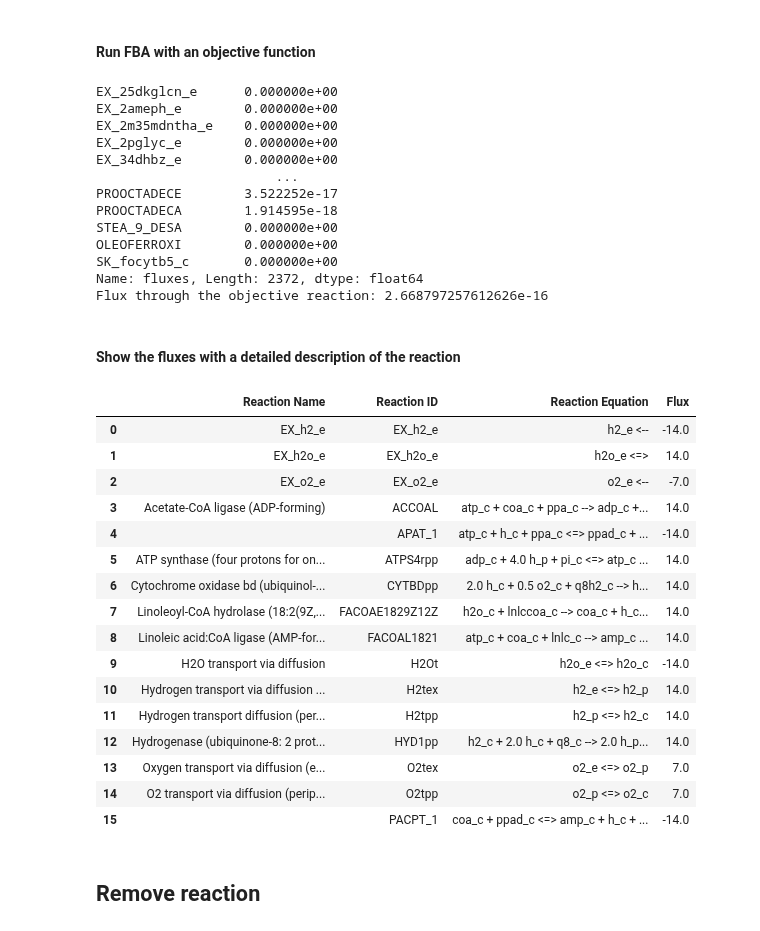
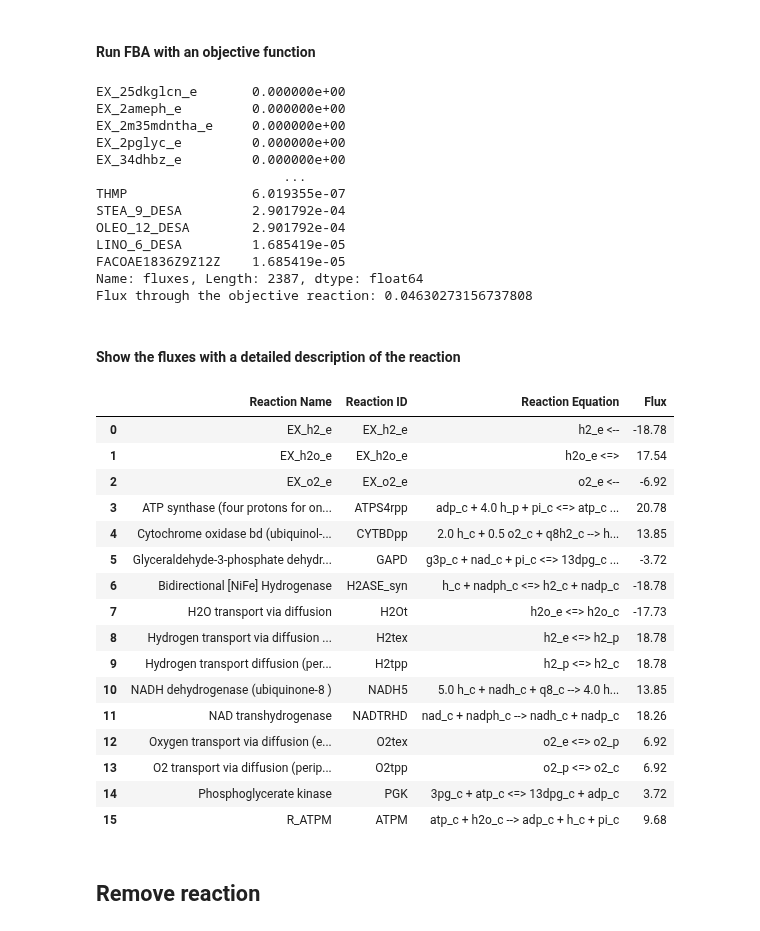
Before and after one commit to AzizBenA/iABA974_SoF1_GEM, a Jupyter notebook: jupyter_notebooks/Model manipulation.ipynb, the cells around one changed output. Cells and saved outputs as stored; diff of their text form; code cells hidden in the pictures.

```diff
--- a/Model/Model manipulation.ipynb
+++ b/jupyter_notebooks/Model manipulation.ipynb
@@ -18,4 +19,4 @@ model = read_sbml_model('C:\\Users\\adam-1y9pxi6q95ggpmx\\Documents\\PhD\\10-19
 # %%
 model1 = read_sbml_model('C:\\Users\\adam-1y9pxi6q95ggpmx\\Documents\\PhD\\Data\\Models\\Solarfood_original.sbml')
 # %%
-model = read_sbml_model('C:\\Users\\adam-1y9pxi6q95ggpmx\\Documents\\PhD\\10-19 Research\\11 Data\\11.09 Models\\Reference_GSMs\\ippan_latest.xml')
+model = read_sbml_model('C:\\Users\\adam-1y9pxi6q95ggpmx\\Documents\\PhD\\10-19 Research\\11 Data\\11.09 Models\\Reference_GSMs\\iCN1361.xml')
@@ -97,7 +87,7 @@ new_metabolite = Metabolite(
 new_metabolite.annotation = {'kegg.compound':'C03035'}
 new_metabolite.charge = -1
 
-copy_of_model.add_metabolites([new_metabolite])
+model.add_metabolites([new_metabolite])
 
 print(new_metabolite.formula)
 # %% [output]
@@ -436,67 +441,67 @@ copy_of_model.add_boundary(copy_of_model.metabolites.get_by_id('focytb5_c'), typ
 # %%
 from cobra.flux_analysis import pfba
 # Set the sink reaction as the objective
-copy_of_model.objective = "FACOAE1829Z12Z"
+model.objective = "Growth"
 
 # Perform FBA
-solution = copy_of_model.optimize()
+solution = model.optimize()
 
 # Perform parsimonious FBA (optional, to minimize overall flux)
-fba_solution = pfba(copy_of_model)
+fba_solution = pfba(model)
 print(fba_solution.fluxes)
 
 # Print the flux through the sink reaction for 3PG
 print(f"Flux through the objective reaction: {fba_solution.fluxes['Growth']}")
 # %% [output]
-EX_25dkglcn_e      0.000000e+00
-EX_2ameph_e        0.000000e+00
-EX_2m35mdntha_e    0.000000e+00
-EX_2pglyc_e        0.000000e+00
-EX_34dhbz_e        0.000000e+00
-                       ...
-PROOCTADECE        3.522252e-17
-PROOCTADECA        1.914595e-18
-STEA_9_DESA        0.000000e+00
-OLEOFERROXI        0.000000e+00
-SK_focytb5_c       0.000000e+00
-Name: fluxes, Length: 2372, dtype: float64
-Flux through the objective reaction: 2.668797257612626e-16
+EX_25dkglcn_e       0.000000e+00
+EX_2ameph_e         0.000000e+00
+EX_2m35mdntha_e     0.000000e+00
+EX_2pglyc_e         0.000000e+00
+EX_34dhbz_e         0.000000e+00
+                        ...
+THMP                6.019355e-07
+STEA_9_DESA         2.901792e-04
+OLEO_12_DESA        2.901792e-04
+LINO_6_DESA         1.685419e-05
+FACOAE1836Z9Z12Z    1.685419e-05
+Name: fluxes, Length: 2387, dtype: float64
+Flux through the objective reaction: 0.04630273156737808
 # %% [markdown]
 #### Show the fluxes with a detailed description of the reaction
 # %%
 significant_reactions = [
     [
-        copy_of_model.reactions[RctIdx].name,
+        model.reactions[RctIdx].name,
         solution.to_frame().iloc[RctIdx].name,
-        copy_of_model.reactions[RctIdx].reaction,
+        model.reactions[RctIdx].reaction,
         round(solution.fluxes[RctIdx], 2)
     ]
     for RctIdx in np.where(np.abs(solution.fluxes) > 3)[0]
 ]
 
 # Create a DataFrame for better visualization
 df = pd.DataFrame(significant_reactions, columns=["Reaction Name", "Reaction ID", "Reaction Equation", "Flux"])
 
 # Print the DataFrame
 df
 # %% [output]
 |  | Reaction Name | Reaction ID | Reaction Equation | Flux |
-| 0 | EX_h2_e | EX_h2_e | h2_e <-- | -14.0 |
-| 1 | EX_h2o_e | EX_h2o_e | h2o_e <=> | 14.0 |
-| 2 | EX_o2_e | EX_o2_e | o2_e <-- | -7.0 |
-| 3 | Acetate-CoA ligase (ADP-forming) | ACCOAL | atp_c + coa_c + ppa_c --> adp_c +... | 14.0 |
-| 4 |  | APAT_1 | atp_c + h_c + ppa_c <=> ppad_c + ... | -14.0 |
-| 5 | ATP synthase (four protons for on... | ATPS4rpp | adp_c + 4.0 h_p + pi_c <=> atp_c ... | 14.0 |
-| 6 | Cytochrome oxidase bd (ubiquinol-... | CYTBDpp | 2.0 h_c + 0.5 o2_c + q8h2_c --> h... | 14.0 |
-| 7 | Linoleoyl-CoA hydrolase (18:2(9Z,... | FACOAE1829Z12Z | h2o_c + lnlccoa_c --> coa_c + h_c... | 14.0 |
-| 8 | Linoleic acid:CoA ligase (AMP-for... | FACOAL1821 | atp_c + coa_c + lnlc_c --> amp_c ... | 14.0 |
-| 9 | H2O transport via diffusion | H2Ot | h2o_e <=> h2o_c | -14.0 |
-| 10 | Hydrogen transport via diffusion ... | H2tex | h2_e <=> h2_p | 14.0 |
-| 11 | Hydrogen transport diffusion (per... | H2tpp | h2_p <=> h2_c | 14.0 |
-| 12 | Hydrogenase (ubiquinone-8: 2 prot... | HYD1pp | h2_c + 2.0 h_c + q8_c --> 2.0 h_p... | 14.0 |
-| 13 | Oxygen transport via diffusion (e... | O2tex | o2_e <=> o2_p | 7.0 |
-| 14 | O2 transport via diffusion (perip... | O2tpp | o2_p <=> o2_c | 7.0 |
-| 15 |  | PACPT_1 | coa_c + ppad_c <=> amp_c + h_c + ... | -14.0 |
+| 0 | EX_h2_e | EX_h2_e | h2_e <-- | -18.78 |
+| 1 | EX_h2o_e | EX_h2o_e | h2o_e <=> | 17.54 |
+| 2 | EX_o2_e | EX_o2_e | o2_e <-- | -6.92 |
+| 3 | ATP synthase (four protons for on... | ATPS4rpp | adp_c + 4.0 h_p + pi_c <=> atp_c ... | 20.78 |
+| 4 | Cytochrome oxidase bd (ubiquinol-... | CYTBDpp | 2.0 h_c + 0.5 o2_c + q8h2_c --> h... | 13.85 |
+| 5 | Glyceraldehyde-3-phosphate dehydr... | GAPD | g3p_c + nad_c + pi_c <=> 13dpg_c ... | -3.72 |
+| 6 | Bidirectional [NiFe] Hydrogenase | H2ASE_syn | h_c + nadph_c <=> h2_c + nadp_c | -18.78 |
+| 7 | H2O transport via diffusion | H2Ot | h2o_e <=> h2o_c | -17.73 |
+| 8 | Hydrogen transport via diffusion ... | H2tex | h2_e <=> h2_p | 18.78 |
+| 9 | Hydrogen transport diffusion (per... | H2tpp | h2_p <=> h2_c | 18.78 |
+| 10 | NADH dehydrogenase (ubiquinone-8 ) | NADH5 | 5.0 h_c + nadh_c + q8_c --> 4.0 h... | 13.85 |
+| 11 | NAD transhydrogenase | NADTRHD | nad_c + nadph_c --> nadh_c + nadp_c | 18.26 |
+| 12 | Oxygen transport via diffusion (e... | O2tex | o2_e <=> o2_p | 6.92 |
+| 13 | O2 transport via diffusion (perip... | O2tpp | o2_p <=> o2_c | 6.92 |
+| 14 | Phosphoglycerate kinase | PGK | 3pg_c + atp_c <=> 13dpg_c + adp_c | 3.72 |
+| 15 | R_ATPM | ATPM | atp_c + h2o_c --> adp_c + h_c + pi_c | 9.68 |
 # %% [markdown]
 ## Remove reaction
 # %%
```
Also changed, not shown: parts of 12 cells of this notebook, 1 other file.
